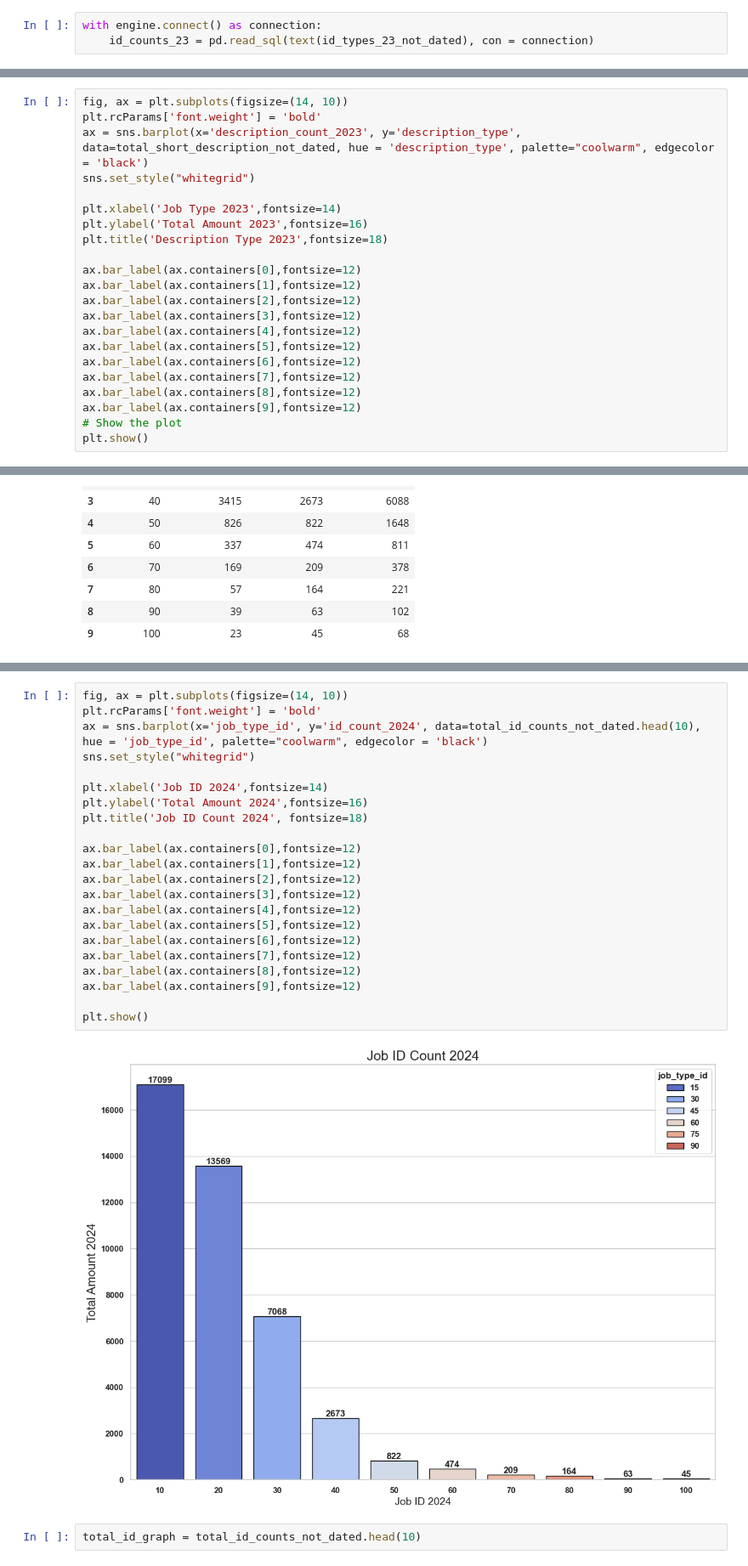
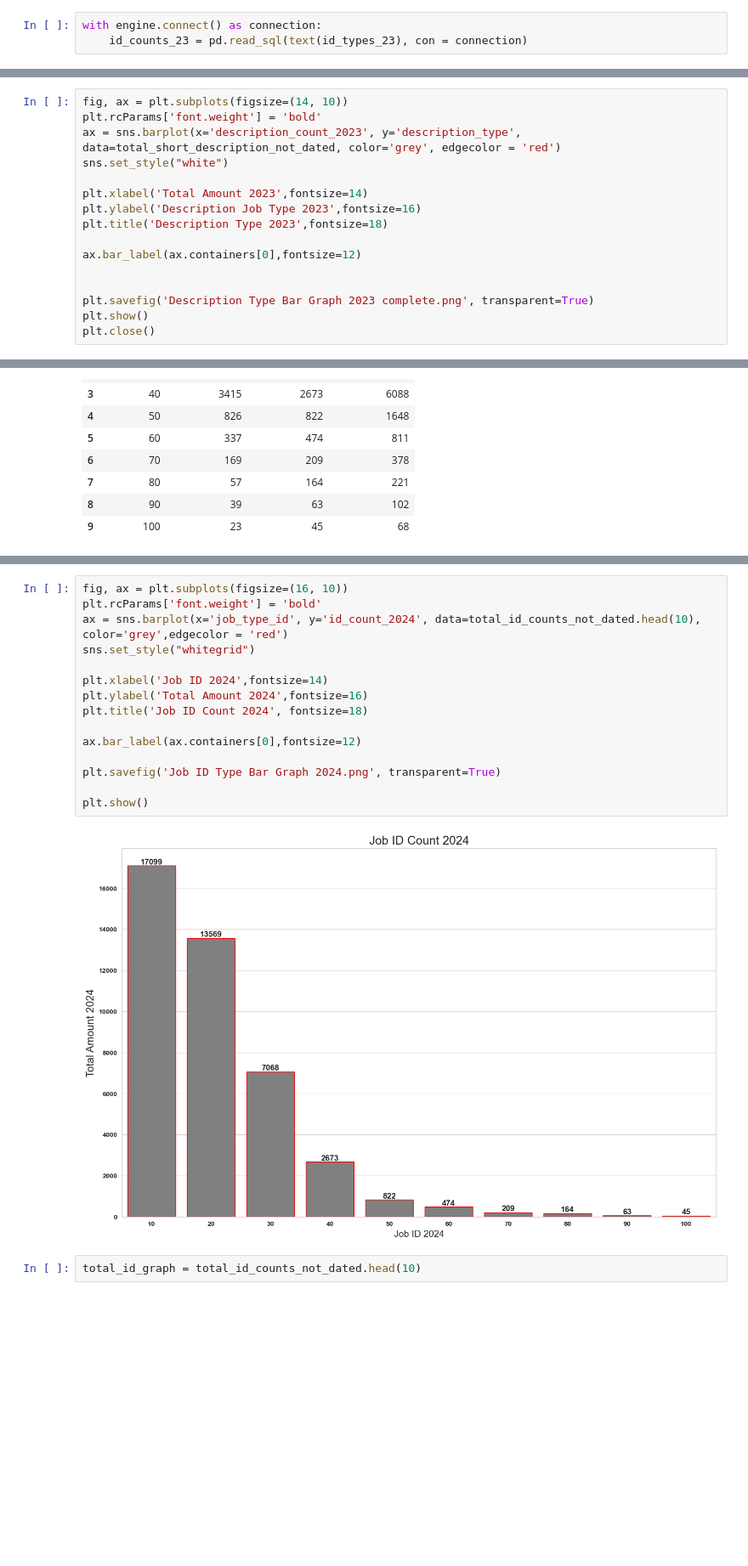
Before and after one commit to NSS-Full-Time-Data-Analytics-14/metal-fabrication-snickers, a Jupyter notebook: Notebook/Actual Metal Project.ipynb, the cells around one changed output, grey strips where cells are left out. Shown: that part at 85% size. Saved outputs shown, nothing was run; the diff lists cells and outputs as text; blank space fills up the shorter version.

Commit message:
Fourth day metal project First Push Cleaning graphs and prep for presentation

```diff
--- a/Notebook/Actual Metal Project.ipynb
+++ b/Notebook/Actual Metal Project.ipynb
@@ -486,7 +486,7 @@ Name: count, Length: 1901, dtype: int64
 id_types_23 = 'SELECT jmo_job_operation_id, COUNT(jmo_job_operation_id) as total_job_count_2023 FROM job_operations_2023 GROUP BY jmo_job_operation_id ORDER BY total_job_count_2023 DESC'
 # %%
 with engine.connect() as connection:
-    id_counts_23 = pd.read_sql(text(id_types_23_not_dated), con = connection)
+    id_counts_23 = pd.read_sql(text(id_types_23), con = connection)
 # %%
 id_counts_23
 # %% [output]
@@ -661,23 +661,17 @@ import seaborn as sns
 # %%
 fig, ax = plt.subplots(figsize=(14, 10))
 plt.rcParams['font.weight'] = 'bold'
-ax = sns.barplot(x='description_count_2023', y='description_type', data=total_short_description_not_dated, hue = 'description_type', palette="coolwarm", edgecolor = 'black')
-sns.set_style("whitegrid")
+ax = sns.barplot(x='description_count_2023', y='description_type', data=total_short_description_not_dated, color='grey', edgecolor = 'red')
+sns.set_style("white")
 
-plt.xlabel('Job Type 2023',fontsize=14)
-plt.ylabel('Total Amount 2023',fontsize=16)
+plt.xlabel('Total Amount 2023',fontsize=14)
+plt.ylabel('Description Job Type 2023',fontsize=16)
 plt.title('Description Type 2023',fontsize=18)
 
 ax.bar_label(ax.containers[0],fontsize=12)
-ax.bar_label(ax.containers[1],fontsize=12)
-ax.bar_label(ax.containers[2],fontsize=12)
-ax.bar_label(ax.containers[3],fontsize=12)
-ax.bar_label(ax.containers[4],fontsize=12)
-ax.bar_label(ax.containers[5],fontsize=12)
-ax.bar_label(ax.containers[6],fontsize=12)
-ax.bar_label(ax.containers[7],fontsize=12)
-ax.bar_label(ax.containers[8],fontsize=12)
-ax.bar_label(ax.containers[9],fontsize=12)
-# Show the plot
+
+
+plt.savefig('Description Type Bar Graph 2023 complete.png', transparent=True)
 plt.show()
+plt.close()
 # %% [output]
@@ -769,27 +750,20 @@ total_id_counts_not_dated.head(10)
 # %%
-fig, ax = plt.subplots(figsize=(14, 10))
+fig, ax = plt.subplots(figsize=(16, 10))
 plt.rcParams['font.weight'] = 'bold'
-ax = sns.barplot(x='job_type_id', y='id_count_2024', data=total_id_counts_not_dated.head(10), hue = 'job_type_id', palette="coolwarm", edgecolor = 'black')
+ax = sns.barplot(x='job_type_id', y='id_count_2024', data=total_id_counts_not_dated.head(10), color='grey',edgecolor = 'red')
 sns.set_style("whitegrid")
 
 plt.xlabel('Job ID 2024',fontsize=14)
 plt.ylabel('Total Amount 2024',fontsize=16)
 plt.title('Job ID Count 2024', fontsize=18)
 
 ax.bar_label(ax.containers[0],fontsize=12)
-ax.bar_label(ax.containers[1],fontsize=12)
-ax.bar_label(ax.containers[2],fontsize=12)
-ax.bar_label(ax.containers[3],fontsize=12)
-ax.bar_label(ax.containers[4],fontsize=12)
-ax.bar_label(ax.containers[5],fontsize=12)
-ax.bar_label(ax.containers[6],fontsize=12)
-ax.bar_label(ax.containers[7],fontsize=12)
-ax.bar_label(ax.containers[8],fontsize=12)
-ax.bar_label(ax.containers[9],fontsize=12)
+
+plt.savefig('Job ID Type Bar Graph 2024.png', transparent=True)
 
 plt.show()
 # %% [output]
-[figure, old version]
+[figure, new version]
 # %%
 total_id_graph = total_id_counts_not_dated.head(10)
 # %%
```
Also changed, not shown: parts of 8 cells of this notebook, 11 other files.
